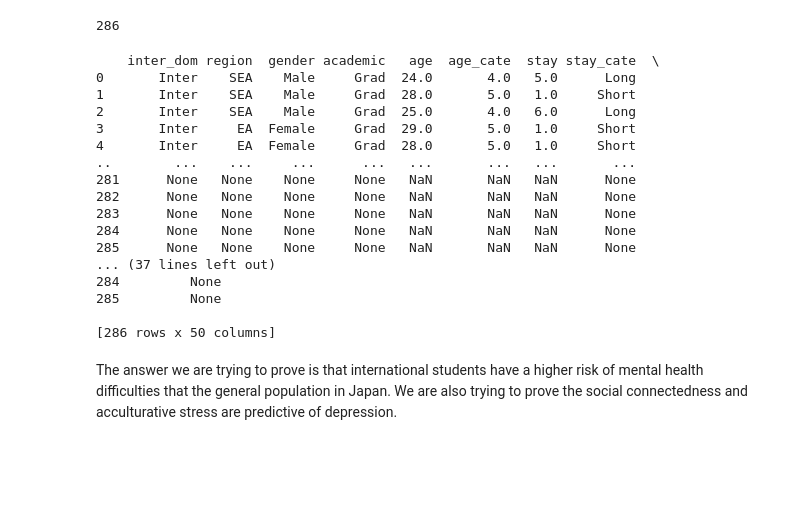
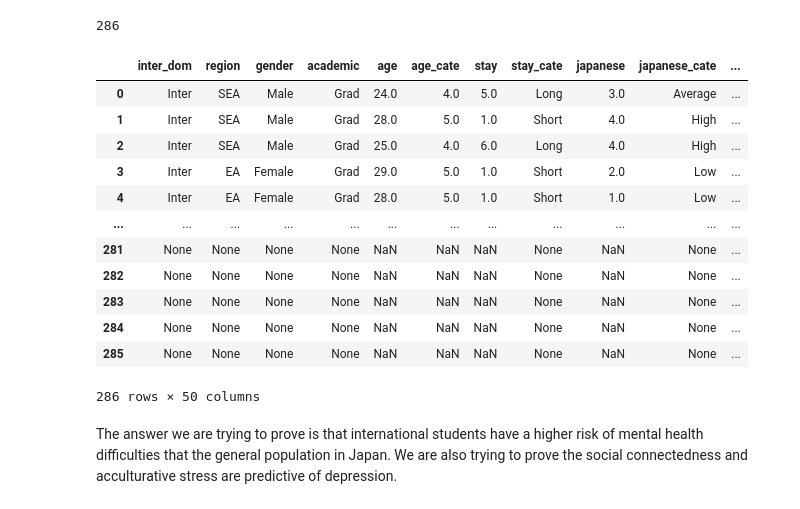
Before and after one commit to mbuvimuia/analyzing-students--mental-health-sql, a Jupyter notebook: notebook.ipynb, the cells around one changed output. Cells and saved outputs as stored; diff of their text form; code cells hidden in the pictures; blank space fills up the shorter version.

```diff
--- a/notebook.ipynb
+++ b/notebook.ipynb
@@ -60,25 +60,21 @@ FROM students;
 
 result = pd.read_sql(q1, conn)
 # %%
-print(result)
+result
 # %% [output]
+|  | inter_dom | region | gender | academic | age | age_cate | stay | stay_cate | japanese | japanese_cate | ... |
+| 0 | Inter | SEA | Male | Grad | 24.0 | 4.0 | 5.0 | Long | 3.0 | Average | ... |
+| 1 | Inter | SEA | Male | Grad | 28.0 | 5.0 | 1.0 | Short | 4.0 | High | ... |
+| 2 | Inter | SEA | Male | Grad | 25.0 | 4.0 | 6.0 | Long | 4.0 | High | ... |
+| 3 | Inter | EA | Female | Grad | 29.0 | 5.0 | 1.0 | Short | 2.0 | Low | ... |
+| 4 | Inter | EA | Female | Grad | 28.0 | 5.0 | 1.0 | Short | 1.0 | Low | ... |
+| ... | ... | ... | ... | ... | ... | ... | ... | ... | ... | ... | ... |
+| 281 | None | None | None | None | NaN | NaN | NaN | None | NaN | None | ... |
+| 282 | None | None | None | None | NaN | NaN | NaN | None | NaN | None | ... |
+| 283 | None | None | None | None | NaN | NaN | NaN | None | NaN | None | ... |
+| 284 | None | None | None | None | NaN | NaN | NaN | None | NaN | None | ... |
+| 285 | None | None | None | None | NaN | NaN | NaN | None | NaN | None | ... |
-    inter_dom region  gender academic   age  age_cate  stay stay_cate  \
-0       Inter    SEA    Male     Grad  24.0       4.0   5.0      Long
-1       Inter    SEA    Male     Grad  28.0       5.0   1.0     Short
-2       Inter    SEA    Male     Grad  25.0       4.0   6.0      Long
-3       Inter     EA  Female     Grad  29.0       5.0   1.0     Short
-4       Inter     EA  Female     Grad  28.0       5.0   1.0     Short
-..        ...    ...     ...      ...   ...       ...   ...       ...
-281      None   None    None     None   NaN       NaN   NaN      None
-282      None   None    None     None   NaN       NaN   NaN      None
-283      None   None    None     None   NaN       NaN   NaN      None
-284      None   None    None     None   NaN       NaN   NaN      None
-285      None   None    None     None   NaN       NaN   NaN      None
-... (37 lines left out)
-284         None
-285         None
-
-[286 rows x 50 columns]
+286 rows × 50 columns
 # %% [markdown]
 The answer we are trying to prove is that international students have a higher risk of mental health difficulties that the general population in Japan. We are also trying to prove the social connectedness and acculturative stress are predictive of depression.
 
```
Also changed, not shown: parts of 2 cells of this notebook.
